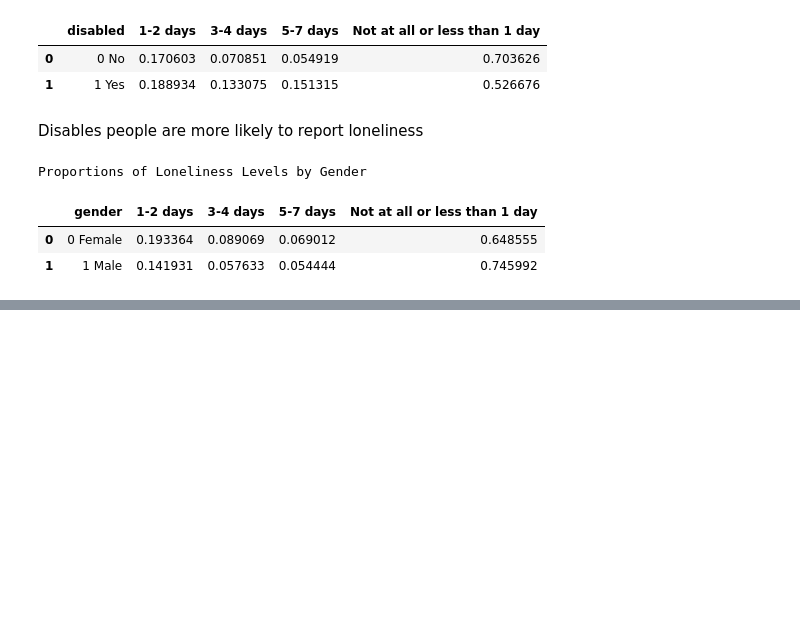
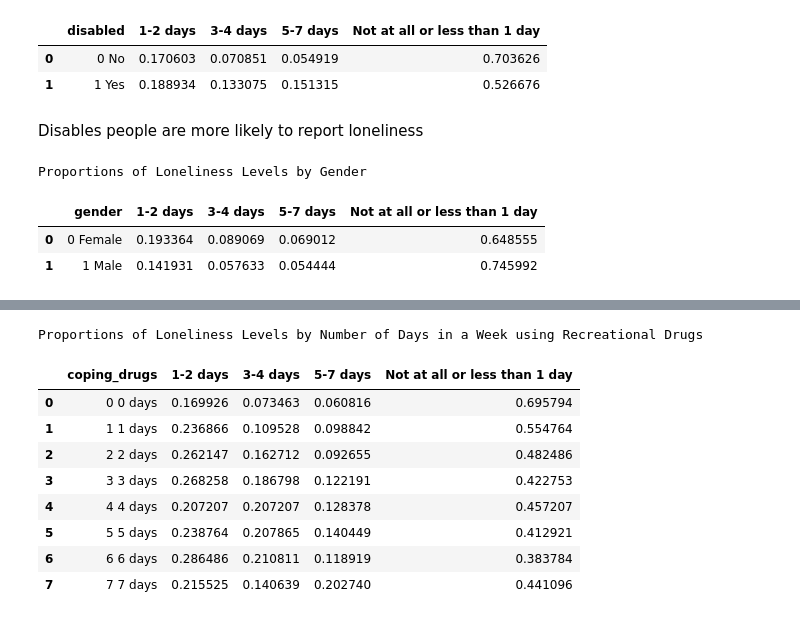
Before and after one commit to aditisudhakar/DSDP-Project-2, a Jupyter notebook: Loneliness.ipynb, the cells around one changed output, grey strips where cells are left out. Saved outputs shown, nothing was run; the diff lists cells and outputs as text; code cells hidden in the pictures; blank space fills up the shorter version.

```diff
--- a/Loneliness.ipynb
+++ b/Loneliness.ipynb
@@ -912,0 +1109,21 @@ Proportions of Loneliness Levels by Gender
+# %%
+#relationship between drug use and loneliness
+count_table = newdf.pivot_table(index='coping_drugs', columns='cr058', aggfunc='size', fill_value=0)
+#calculate proportions for each status
+proportion_table = count_table.div(count_table.sum(axis=1), axis=0)
+
+proportion_table.reset_index(inplace=True)
+proportion_table.columns.name = None  #remove column names
+styled_table = proportion_table.style.set_caption("Proportions of Loneliness Levels by Number of Days in a Week using Recreational Drugs")
+styled_table
+# %% [output]
+Proportions of Loneliness Levels by Number of Days in a Week using Recreational Drugs
+|  | coping_drugs | 1-2 days | 3-4 days | 5-7 days | Not at all or less than 1 day |
+| 0 | 0 0 days | 0.169926 | 0.073463 | 0.060816 | 0.695794 |
+| 1 | 1 1 days | 0.236866 | 0.109528 | 0.098842 | 0.554764 |
+| 2 | 2 2 days | 0.262147 | 0.162712 | 0.092655 | 0.482486 |
+| 3 | 3 3 days | 0.268258 | 0.186798 | 0.122191 | 0.422753 |
+| 4 | 4 4 days | 0.207207 | 0.207207 | 0.128378 | 0.457207 |
+| 5 | 5 5 days | 0.238764 | 0.207865 | 0.140449 | 0.412921 |
+| 6 | 6 6 days | 0.286486 | 0.210811 | 0.118919 | 0.383784 |
+| 7 | 7 7 days | 0.215525 | 0.140639 | 0.202740 | 0.441096 |
```
Also changed, not shown: parts of 16 cells of this notebook.
